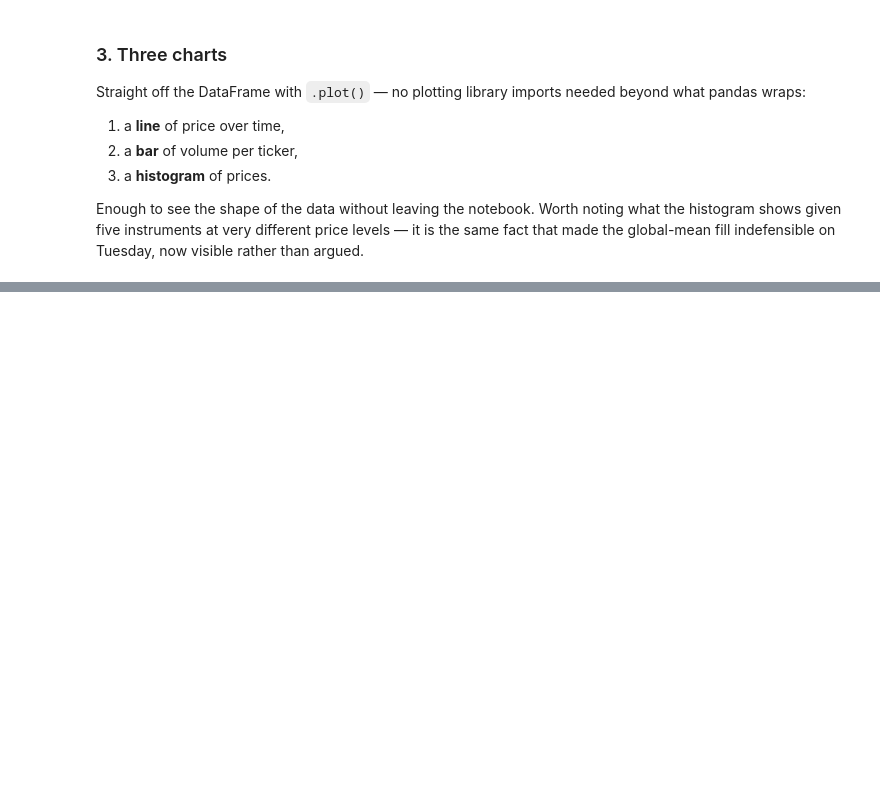
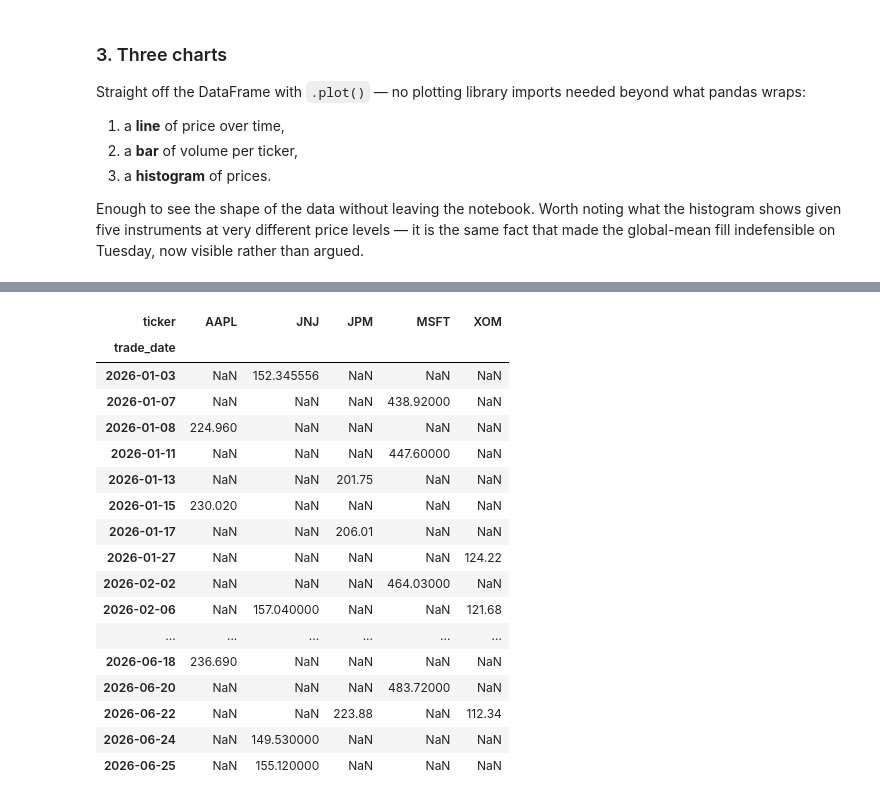
Before and after one commit to mryiadom/gcp-de-portfolio, a Jupyter notebook: notebooks/01_cleaning.ipynb, the cells around one changed output, grey strips where cells are left out. Saved outputs shown, nothing was run; the diff lists cells and outputs as text; code cells hidden in the pictures; blank space fills up the shorter version.

```diff
--- a/notebooks/01_cleaning.ipynb
+++ b/notebooks/01_cleaning.ipynb
@@ -644,0 +665,21 @@ Enough to see the shape of the data without leaving the notebook. Worth noting w
+# %%
+price_by_ticker
+# %% [output]
+| ticker | AAPL | JNJ | JPM | MSFT | XOM |
+| trade_date |  |  |  |  |  |
+| 2026-01-03 | NaN | 152.345556 | NaN | NaN | NaN |
+| 2026-01-07 | NaN | NaN | NaN | 438.92000 | NaN |
+| 2026-01-08 | 224.960 | NaN | NaN | NaN | NaN |
+| 2026-01-11 | NaN | NaN | NaN | 447.60000 | NaN |
+| 2026-01-13 | NaN | NaN | 201.75 | NaN | NaN |
+| 2026-01-15 | 230.020 | NaN | NaN | NaN | NaN |
+| 2026-01-17 | NaN | NaN | 206.01 | NaN | NaN |
+| 2026-01-27 | NaN | NaN | NaN | NaN | 124.22 |
+| 2026-02-02 | NaN | NaN | NaN | 464.03000 | NaN |
+| 2026-02-06 | NaN | 157.040000 | NaN | NaN | 121.68 |
+| ... | ... | ... | ... | ... | ... |
+| 2026-06-18 | 236.690 | NaN | NaN | NaN | NaN |
+| 2026-06-20 | NaN | NaN | NaN | 483.72000 | NaN |
+| 2026-06-22 | NaN | NaN | 223.88 | NaN | 112.34 |
+| 2026-06-24 | NaN | 149.530000 | NaN | NaN | NaN |
+| 2026-06-25 | NaN | 155.120000 | NaN | NaN | NaN |
```
Also changed, not shown: parts of 10 cells of this notebook, 1 other file.
